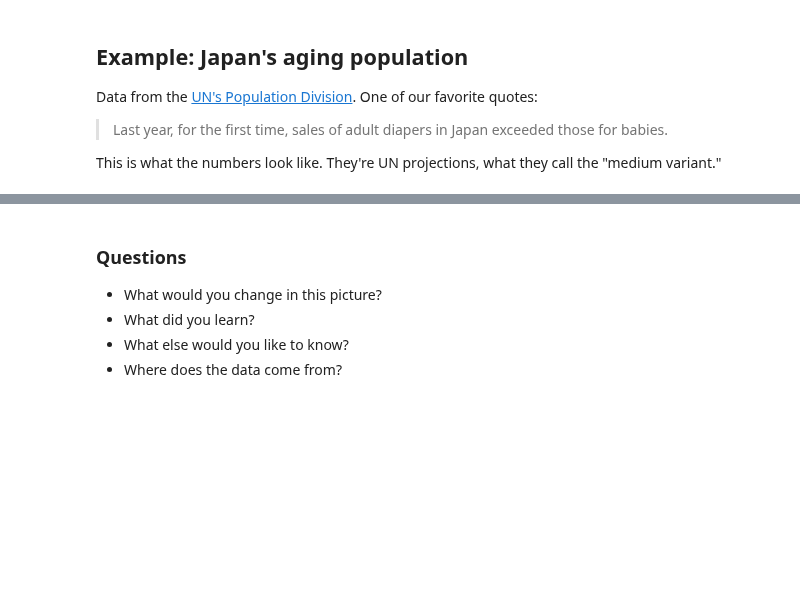
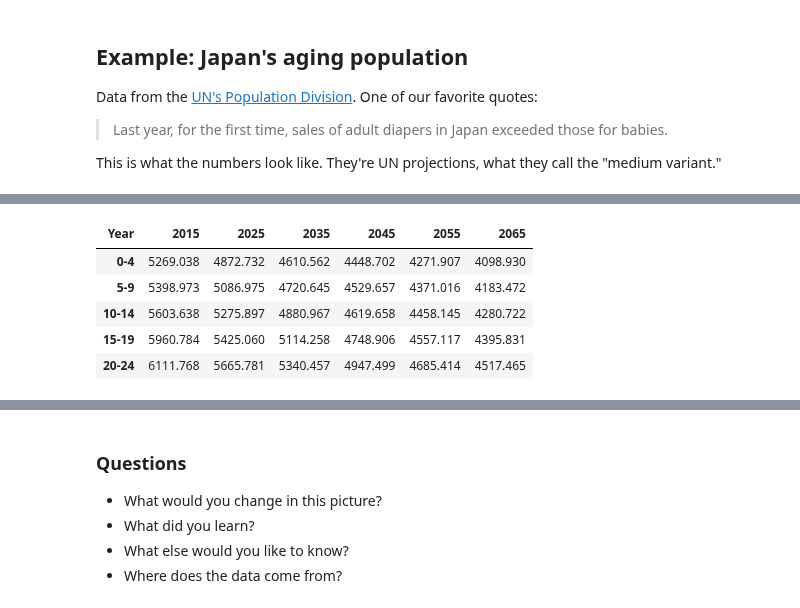
Before and after one commit to DaveBackus/Data_Bootcamp, a Jupyter notebook: Code/IPython/bootcamp_examples.ipynb, the cells around one changed output, grey strips where cells are left out. Cells and saved outputs as stored; diff of their text form; code cells hidden in the pictures; blank space fills up the shorter version.

```diff
--- a/Code/IPython/bootcamp_examples.ipynb
+++ b/Code/IPython/bootcamp_examples.ipynb
@@ -384,3 +427,13 @@ pop = pop.set_index('Year').T
+# %%
+pop = pop.set_index('Year').T
+pop.head()
+# %% [output]
+| Year | 2015 | 2025 | 2035 | 2045 | 2055 | 2065 |
+| 0-4 | 5269.038 | 4872.732 | 4610.562 | 4448.702 | 4271.907 | 4098.930 |
+| 5-9 | 5398.973 | 5086.975 | 4720.645 | 4529.657 | 4371.016 | 4183.472 |
+| 10-14 | 5603.638 | 5275.897 | 4880.967 | 4619.658 | 4458.145 | 4280.722 |
+| 15-19 | 5960.784 | 5425.060 | 5114.258 | 4748.906 | 4557.117 | 4395.831 |
+| 20-24 | 6111.768 | 5665.781 | 5340.457 | 4947.499 | 4685.414 | 4517.465 |
 # %%
 ax = pop.plot(kind='bar',
          alpha=0.5, subplots=True, sharey=True, figsize=(6, 8))
```
Also changed, not shown: parts of 17 cells of this notebook, 11 other files.
